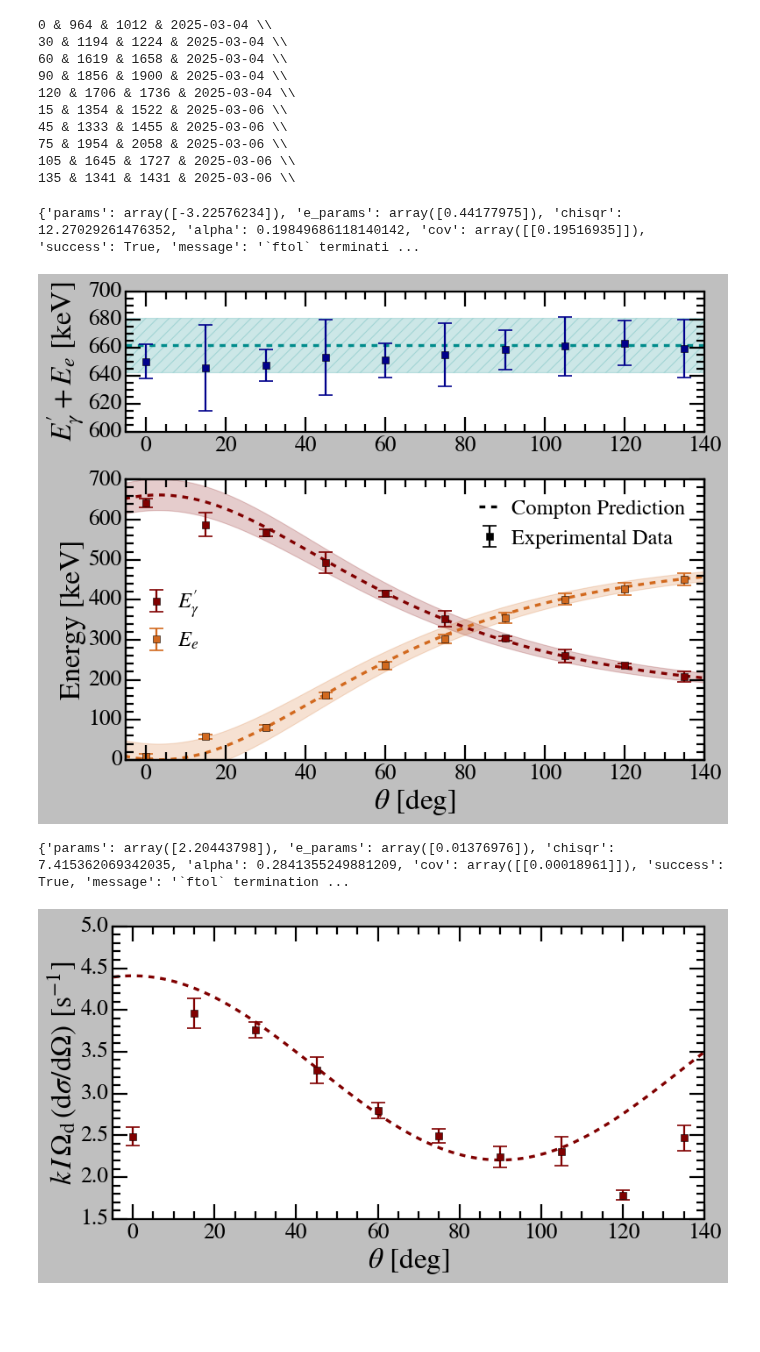
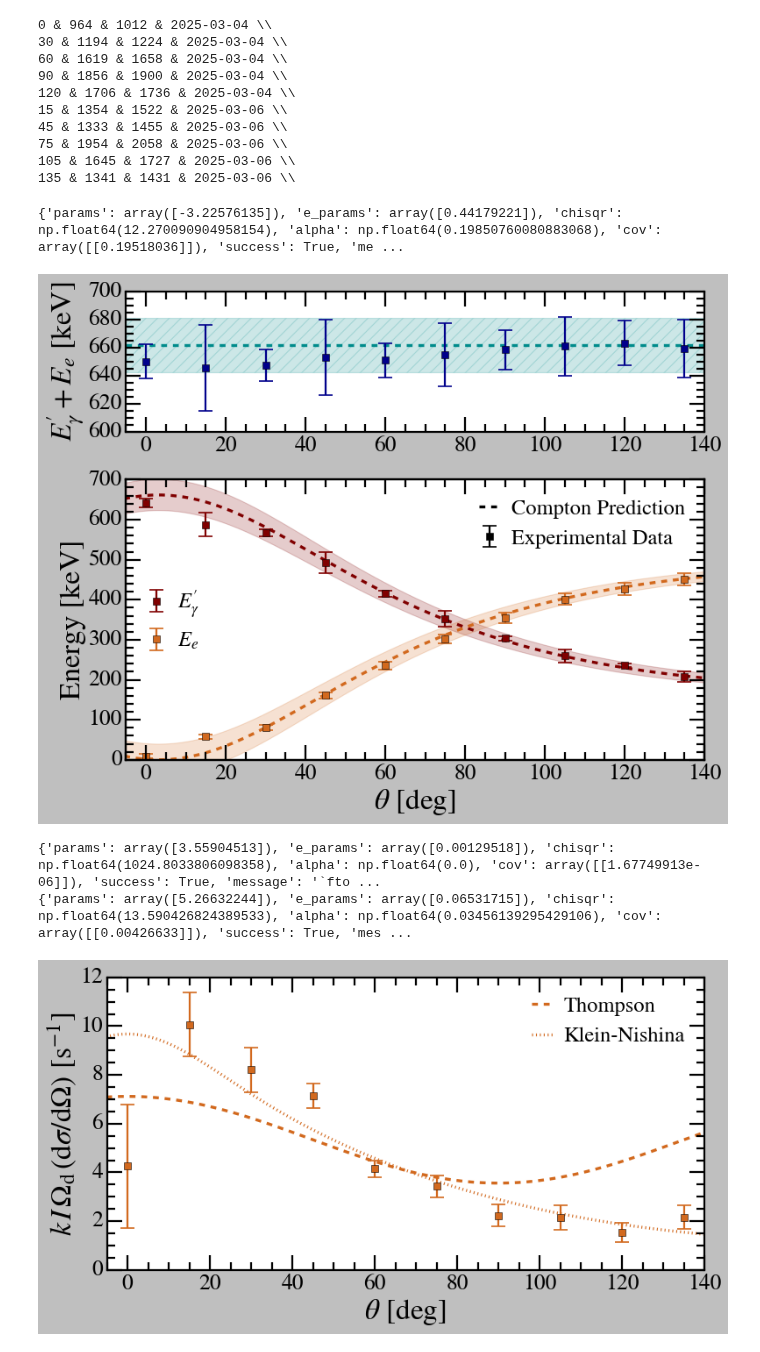
Before and after one commit to vinh-qtran/mit-jlab-sp25, a Jupyter notebook: compton/analysis.ipynb, the cells around one changed output. Saved outputs shown, nothing was run; the diff lists cells and outputs as text; code cells hidden in the pictures; blank space fills up the shorter version.

Commit message:
fitted KN-scattering

```diff
--- a/compton/analysis.ipynb
+++ b/compton/analysis.ipynb
@@ -146,7 +146,7 @@ plt.show()
 # %%
 DataReader = utils.MCAData()
 
-bins, counts, _, _ = DataReader._read_data('data/2025-03-04/scatter_0_0304.Spe')
+bins, counts, _, _ = DataReader._read_data('data/2025-03-04/recoil_0_0304.Spe')
 count_normalizing_factor = np.sum(counts) * (bins[1] - bins[0])
 kde_bins, kdes, kdes_err = DataReader._kde_smooth_data(bins, counts, bw=5)
 peaks_idx, valleys_idx = DataReader._find_peaks_and_valleys(kde_bins, kdes, kdes_err)
@@ -346,12 +346,13 @@ plt.savefig('report/Figures/energy_angle_dependency.png')
 
 plt.show()
 # %% [output]
-{'params': array([-3.22576234]), 'e_params': array([0.44177975]), 'chisqr': 12.27029261476352, 'alpha': 0.19849686118140142, 'cov': array([[0.19516935]]), 'success': True, 'message': '`ftol` terminati ...
+{'params': array([-3.22576135]), 'e_params': array([0.44179221]), 'chisqr': np.float64(12.270090904958154), 'alpha': np.float64(0.19850760080883068), 'cov': array([[0.19518036]]), 'success': True, 'me ...
 [figure]
 # %%
 class ThompsonScatteringFitter(fitting.BaseFitter):
     def __init__(self,thetas,scattering_rates,scattering_rates_err):
         super().__init__(thetas,scattering_rates,scattering_rates_err)
+        self.alpha = 611.7 / 511
 
     def _get_initial_guess(self):
         return [1]
@@ -359,38 +360,67 @@ class ThompsonScatteringFitter(fitting.BaseFitter):
     def _get_model(self,x,params):
         I = params
         return I * (1 + np.cos(np.deg2rad(x))**2)
+
+class KleinNishinaScatteringFitter(fitting.BaseFitter):
+    def __init__(self,thetas,scattering_rates,scattering_rates_err):
+        super().__init__(thetas,scattering_rates,scattering_rates_err)
+        self.alpha = 611.7 / 511
+
+    def _get_initial_guess(self):
+        return [1]
+
+    def _get_model(self,x,params):
+        I = params
+        I = params[0]
+        lambda_lambdap = 1/ (1 + self.alpha * (1 - self.alpha * np.cos(np.deg2rad(x))))
+
+        return I * lambda_lambdap**2 * (lambda_lambdap + 1/lambda_lambdap - np.cos(np.deg2rad(x))**2)
 # %%
 fig, ax = plt.subplots(figsize=(10, 5.5))
 
-ax.errorbar(angles, photon_scattering_rates, yerr=photon_scattering_rates_err,
+# ax.errorbar(angles, photon_scattering_rates, yerr=photon_scattering_rates_err,
+#             fmt=' s', markersize=7.5, elinewidth=2, capsize=7.5, capthick=1.5,
+#             color='maroon')
+ax.errorbar(angles, electron_scattering_rates, yerr=electron_scattering_rates_err*5,
             fmt=' s', markersize=7.5, elinewidth=2, capsize=7.5, capthick=1.5,
-            color='maroon')
-# ax.errorbar(angles, electron_scattering_rates, yerr=electron_scattering_rates_err,
-#             fmt=' s', markersize=7.5, elinewidth=2, capsize=7.5, capthick=1.5,
-#             color='chocolate')
+            color='chocolate')
 
-photon_thompson_fitter = ThompsonScatteringFitter(angles[1:-2],photon_scattering_rates[1:-2],photon_scattering_rates_err[1:-2])
-photon_fitting_result = photon_thompson_fitter.fit()
-print(photon_fitting_result)
-dense_photon_angles, dense_photon_scattering_rates = photon_thompson_fitter.model_interpolation(params=photon_fitting_result['params'],extend=1)
-ax.plot(dense_photon_angles, dense_photon_scattering_rates, color='maroon', linestyle='--')
+# photon_thompson_fitter = ThompsonScatteringFitter(angles[1:],photon_scattering_rates[1:],photon_scattering_rates_err[1:])
+# photon_fitting_result = photon_thompson_fitter.fit()
+# print(photon_fitting_result)
+# dense_photon_angles, dense_photon_scattering_rates = photon_thompson_fitter.model_interpolation(params=photon_fitting_result['params'],extend=1)
+# ax.plot(dense_photon_angles, dense_photon_scattering_rates, color='maroon', linestyle='--')
 
-# electron_thompson_fitter = ThompsonScatteringFitter(angles[1:-2],electron_scattering_rates[1:-2],electron_scattering_rates_err[1:-2])
-# electron_fitting_result = electron_thompson_fitter.fit()
-# print(electron_fitting_result)
-# dense_electron_angles, dense_electron_scattering_rates = electron_thompson_fitter.model_interpolation(params=electron_fitting_result['params'],extend=1)
-# ax.plot(dense_electron_angles, dense_electron_scattering_rates, color='chocolate', linestyle='--')
+# photon_kn_fitter = KleinNishinaScatteringFitter(angles[1:],photon_scattering_rates[1:],photon_scattering_rates_err[1:])
+# photon_kn_fitting_result = photon_kn_fitter.fit()
+# print(photon_kn_fitting_result)
+# dense_photon_kn_angles, dense_photon_kn_scattering_rates = photon_kn_fitter.model_interpolation(params=photon_kn_fitting_result['params'],extend=1)
+# ax.plot(dense_photon_kn_angles, dense_photon_kn_scattering_rates, color='black', linestyle=':')
+
+electron_thompson_fitter = ThompsonScatteringFitter(angles[1:-2]-3,electron_scattering_rates[1:-2],electron_scattering_rates_err[1:-2])
+electron_fitting_result = electron_thompson_fitter.fit()
+print(electron_fitting_result)
+dense_electron_angles, dense_electron_scattering_rates = electron_thompson_fitter.model_interpolation(params=electron_fitting_result['params'],extend=1)
+ax.plot(dense_electron_angles, dense_electron_scattering_rates, color='chocolate', linestyle='--',label='Thompson')
+
+electron_kn_fitter = KleinNishinaScatteringFitter(angles[1:-2]-3,electron_scattering_rates[1:-2],electron_scattering_rates_err[1:-2]*5)
+electron_kn_fitting_result = electron_kn_fitter.fit()
+print(electron_kn_fitting_result)
+dense_electron_kn_angles, dense_electron_kn_scattering_rates = electron_kn_fitter.model_interpolation(params=electron_kn_fitting_result['params'],extend=1)
+ax.plot(dense_electron_kn_angles, dense_electron_kn_scattering_rates, color='chocolate', linestyle=':',label='Klein-Nishina')
 
 ax.set_xlim(-5, 140)
-ax.set_ylim(1.5, 5)
+ax.set_ylim(0, 12)
 
 ax.set_xlabel(r'$\theta$ [deg]')
 ax.set_ylabel(r'$k \, I \, \Omega_{\rm{d}} \, \left({\rm{d}} \sigma / {\rm{d}} \Omega\right)$ [s$^{-1}$]')
+ax.legend(loc='upper right', frameon=False, fontsize=22, ncol=1, handletextpad=0.5, handlelength=1.0, columnspacing=0.5)
 
 plt.tight_layout()
 plt.savefig('report/Figures/scattering_rate.png')
 
 plt.show()
 # %% [output]
-{'params': array([2.20443798]), 'e_params': array([0.01376976]), 'chisqr': 7.415362069342035, 'alpha': 0.2841355249881209, 'cov': array([[0.00018961]]), 'success': True, 'message': '`ftol` termination ...
+{'params': array([3.55904513]), 'e_params': array([0.00129518]), 'chisqr': np.float64(1024.8033806098358), 'alpha': np.float64(0.0), 'cov': array([[1.67749913e-06]]), 'success': True, 'message': '`fto ...
+{'params': array([5.26632244]), 'e_params': array([0.06531715]), 'chisqr': np.float64(13.590426824389533), 'alpha': np.float64(0.03456139295429106), 'cov': array([[0.00426633]]), 'success': True, 'mes ...
-[figure, old version]
+[figure, new version]
```
Also changed, not shown: parts of 3 cells of this notebook, 3 other files.
